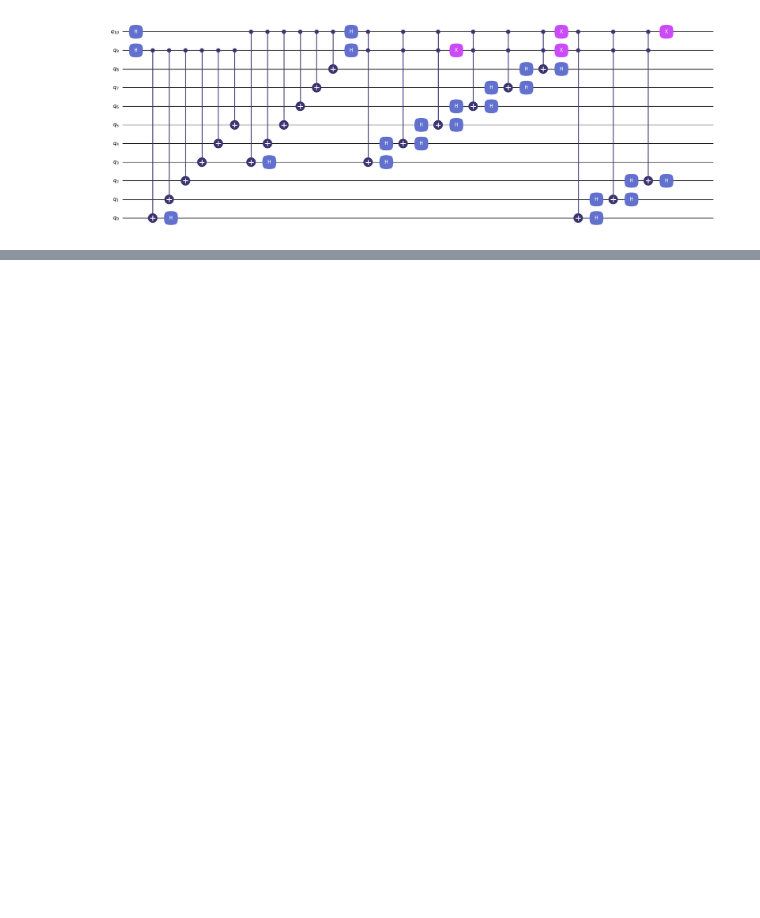
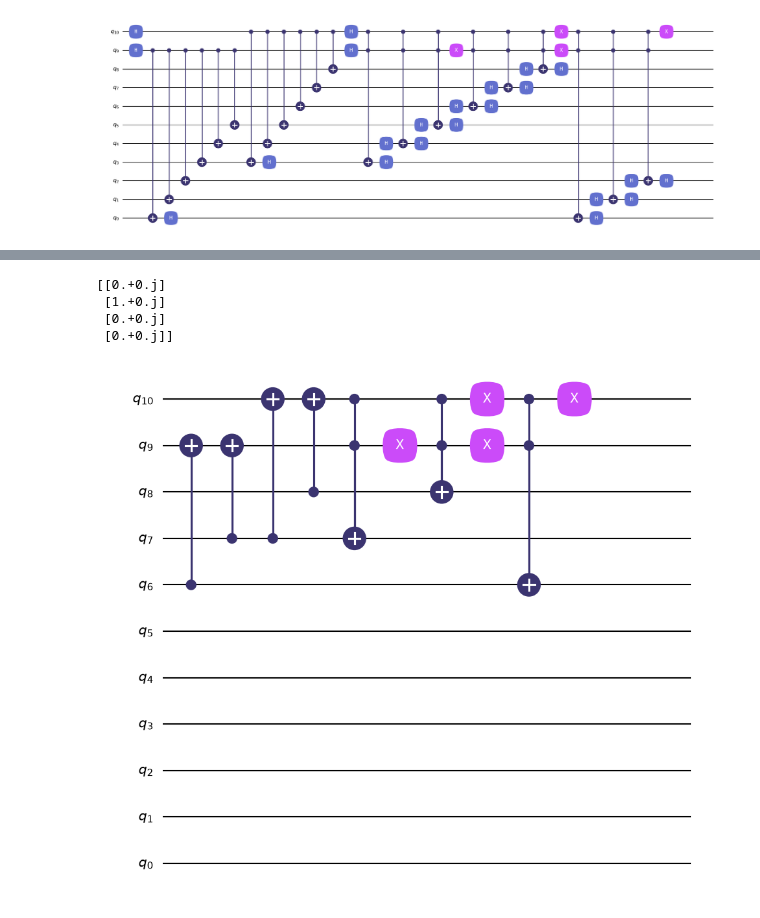
Before and after one commit to Al3xBarbe/Shor_9QBit, a Jupyter notebook: Shor_9QBit.ipynb, the cells around one changed output, grey strips where cells are left out. Saved outputs shown, nothing was run; the diff lists cells and outputs as text; code cells hidden in the pictures; blank space fills up the shorter version.

```diff
--- a/Shor_9QBit.ipynb
+++ b/Shor_9QBit.ipynb
@@ -201,0 +267,45 @@ Quantum object: dims=[[2, 2, 2, 2, 2], [1]], shape=(32, 1), type='ket', dtype=De
+# %%
+#RESETEO DE ANCILLAS
+RESULT = quantumcorrbit345.ptrace([9,10]).full()
+X = np.diag(RESULT).reshape(4,1)
+print(X)
+
+if X[1] == 1:
+    reset_ancillas = [qeye(2)]*11
+    reset_ancillas[10] *= sigmax()
+    quantumcorrbit345=tensor(reset_ancillas) * quantumcorrbit345
+
+if X[2] == 1:
+    reset_ancillas = [qeye(2)]*11
+    reset_ancillas[9] *= sigmax()
+    quantumcorrbit345=tensor(reset_ancillas) * quantumcorrbit345
+
+if X[3] == 1:
+    reset_ancillas = [qeye(2)]*11
+    reset_ancillas[9] *= sigmax()
+    reset_ancillas[10] *= sigmax()
+    quantumcorrbit345=tensor(reset_ancillas) * quantumcorrbit345
+# %% [output]
+[[0.+0.j]
+ [1.+0.j]
+ [0.+0.j]
+ [0.+0.j]]
+# %%
+qcorrbit678 = QubitCircuit(11, reverse_states=False)
+
+qcorrbit678.add_gate("CNOT", controls=[6], targets=[9])
+qcorrbit678.add_gate("CNOT", controls=[7], targets=[9])
+qcorrbit678.add_gate("CNOT", controls=[7], targets=[10])
+qcorrbit678.add_gate("CNOT", controls=[8], targets=[10])
+
+qcorrbit678.add_gate("TOFFOLI", controls=[9,10], targets=[7])
+qcorrbit678.add_gate("X", targets=[9])
+qcorrbit678.add_gate("TOFFOLI", controls=[9,10], targets=[8])
+qcorrbit678.add_gate("X", targets=[9])
+qcorrbit678.add_gate("X", targets=[10])
+qcorrbit678.add_gate("TOFFOLI", controls=[9,10], targets=[6])
+qcorrbit678.add_gate("X", targets=[10])
+
+qcorrbit678
+# %% [output]
+[figure, added]
```
Also changed, not shown: parts of 15 cells of this notebook, 1 other file.
